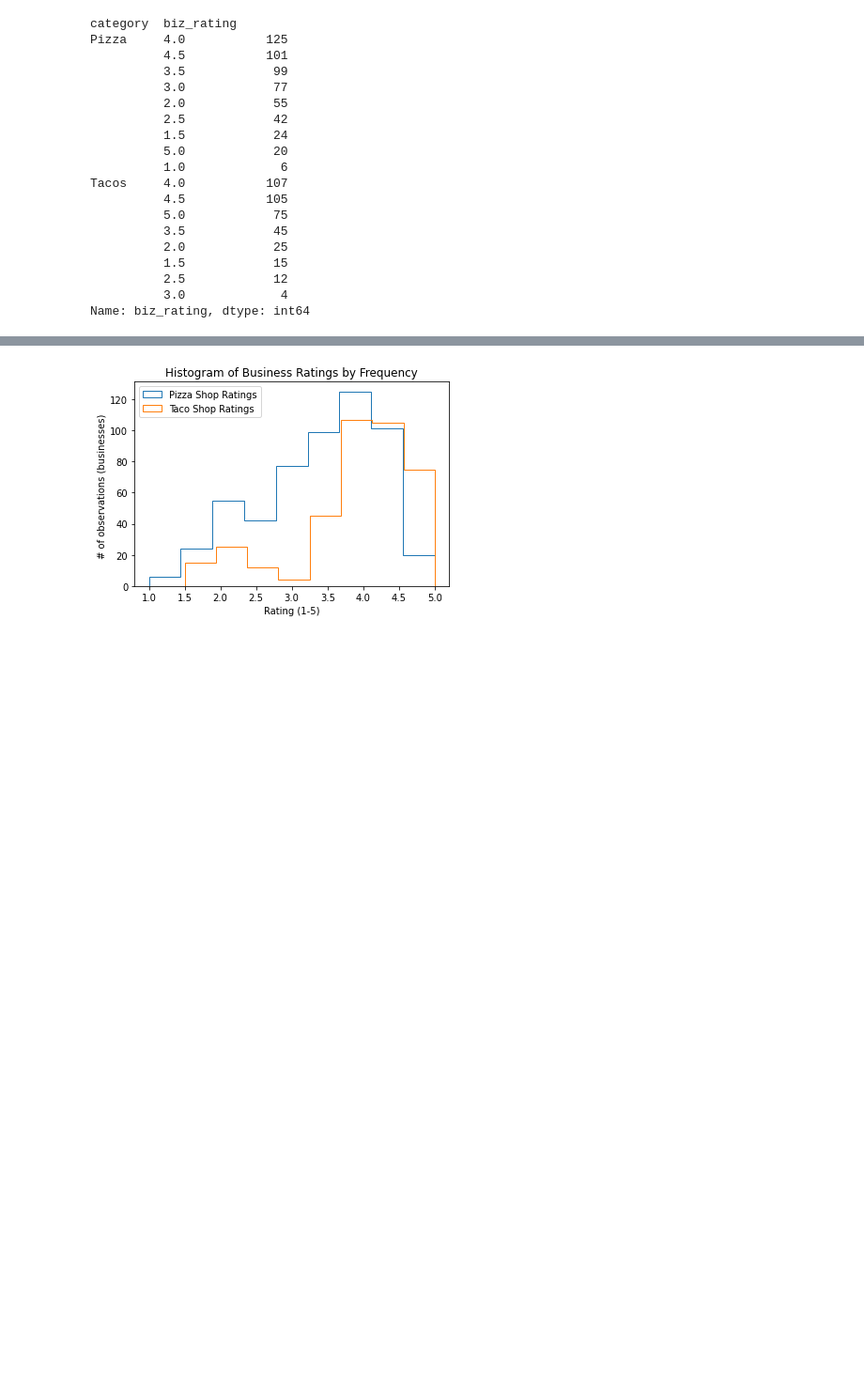
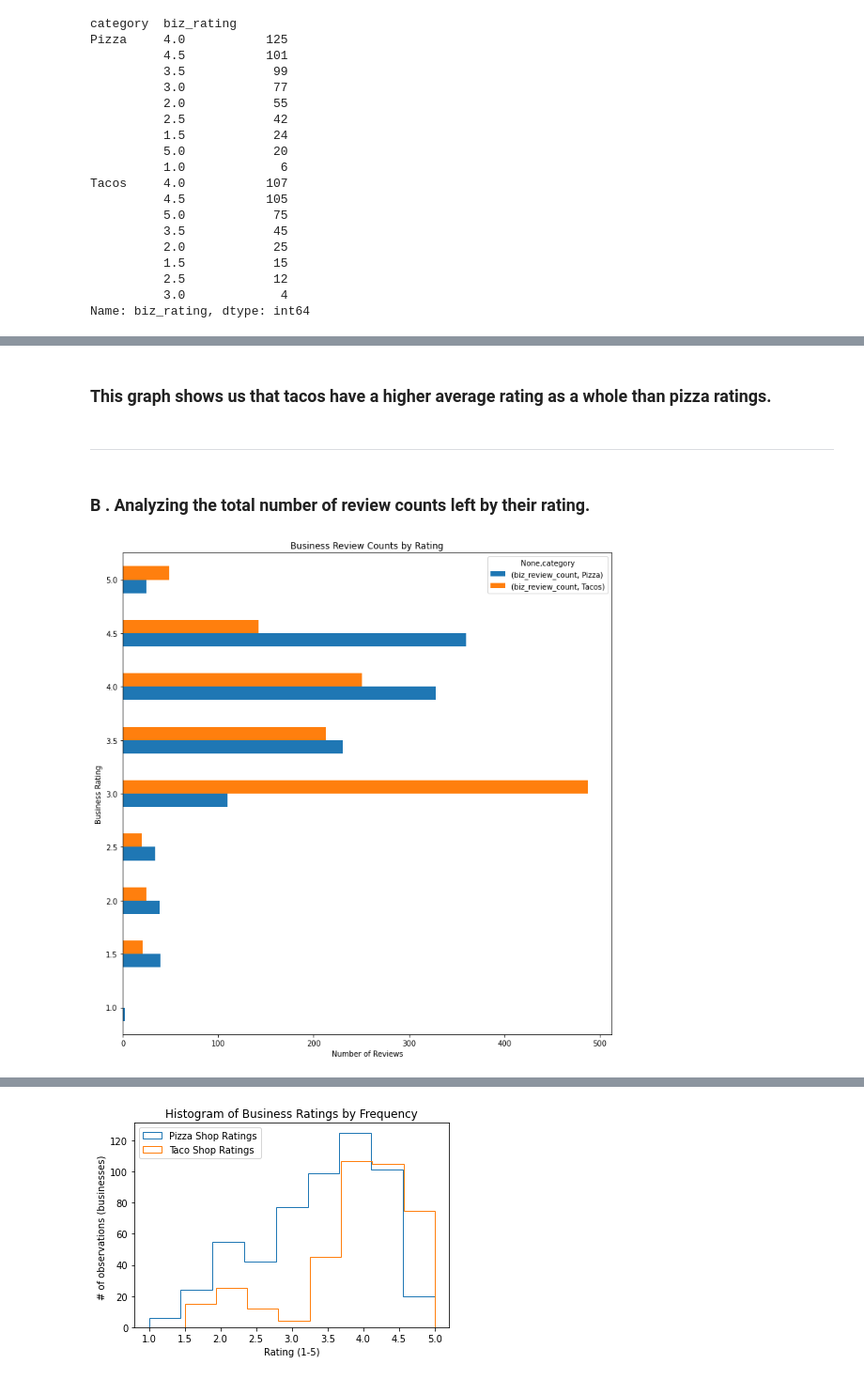
Before and after one commit to tsayula/Bikes_Repo, a Jupyter notebook: Final_Notebook.ipynb, the cells around one changed output, grey strips where cells are left out. Shown at 94% size. Drawn from its saved outputs; the diff is of its cells as text; code cells hidden in the pictures; blank space fills up the shorter version.

```diff
--- a/Final_Notebook.ipynb
+++ b/Final_Notebook.ipynb
@@ -758,0 +815,17 @@ mt.groupby('biz_rating').agg({'rating': 'sum'})
+# %% [markdown]
+### This graph shows us that tacos have a higher average rating as a whole than pizza ratings.
+# %% [markdown]
+________________
+# %% [markdown]
+### B . Analyzing the total number of review counts left by their rating.
+# %%
+biz_review_counts = pd.DataFrame(pizza_tacos.groupby(['biz_rating','category'])['biz_review_count'].mean())
+biz_review_counts
+brc = biz_review_counts.unstack().plot.barh(figsize=(10,10))
+brc.set_title('Business Review Counts by Rating')
+brc.set_xlabel('Number of Reviews')
+brc.set_ylabel('Business Rating')
+plt.tight_layout()
+plt.savefig('data/Biz_Rev_Counts_By_Rating.png')
+# %% [output]
+[figure, added]
```
Also changed, not shown: parts of 55 cells of this notebook.
